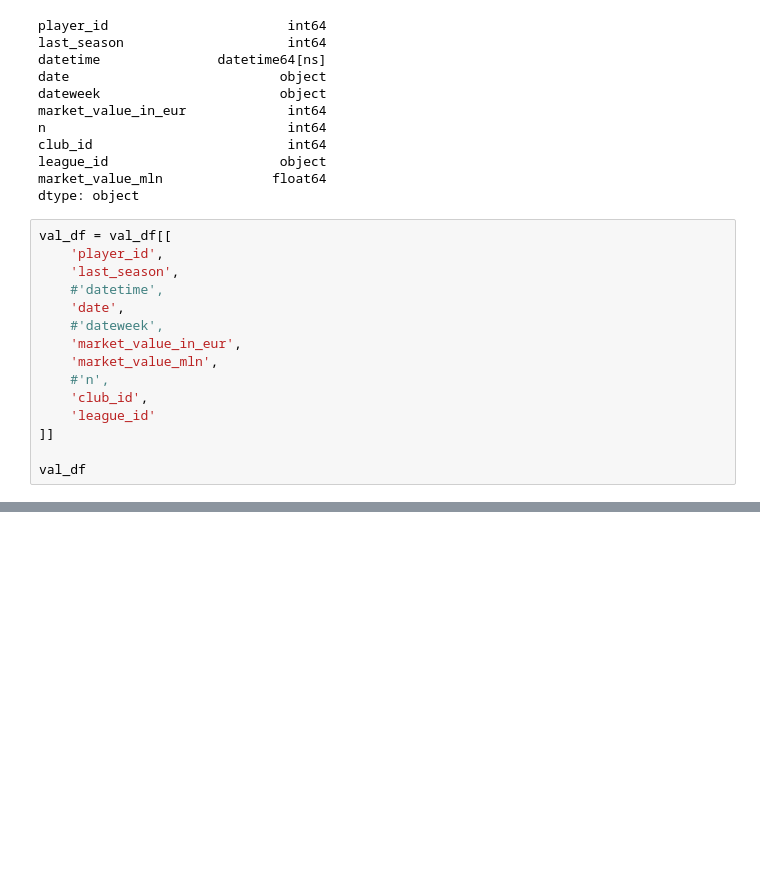
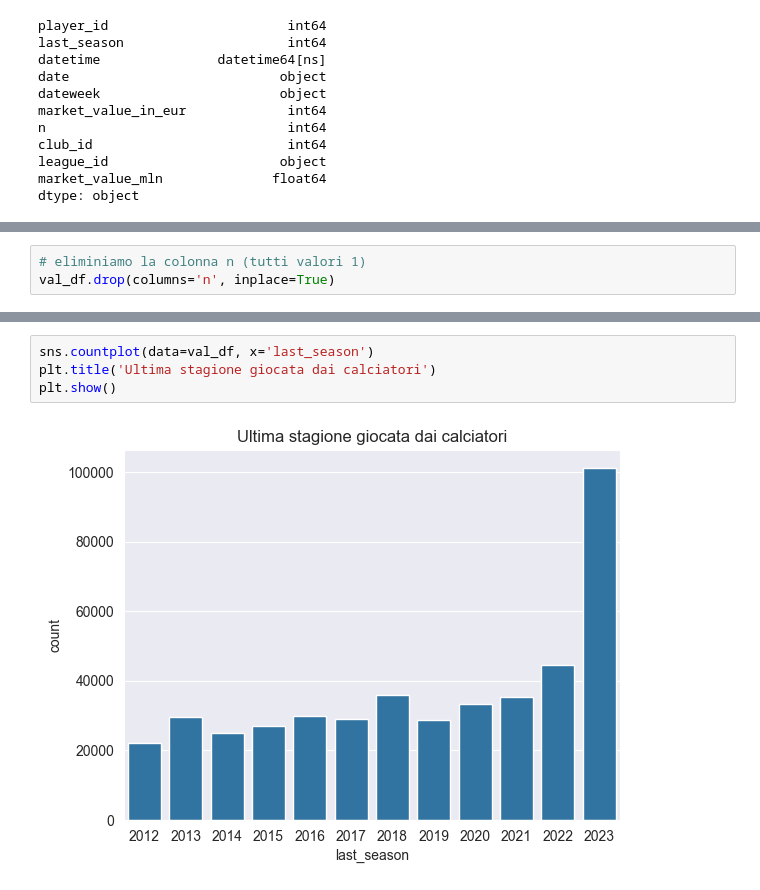
Before and after one commit to RiccardoPili/Football-Data-Analysis, a Jupyter notebook: data_preparation/players_valuation.ipynb, the cells around one changed output, grey strips where cells are left out. Drawn from its saved outputs; the diff is of its cells as text; blank space fills up the shorter version.

Commit message:
finita data preparation di tutti i file

```diff
--- a/data_preparation/players_valuation.ipynb
+++ b/data_preparation/players_valuation.ipynb
@@ -108,18 +108,3 @@ club_id                         int64
 league_id                      object
 market_value_mln              float64
 dtype: object
-# %%
-val_df = val_df[[
-    'player_id',
-    'last_season',
-    #'datetime',
-    'date',
-    #'dateweek',
-    'market_value_in_eur',
-    'market_value_mln',
-    #'n',
-    'club_id',
-    'league_id'
-]]
-
-val_df
@@ -139,0 +125,3 @@ val_df
+# %%
+# eliminiamo la colonna n (tutti valori 1)
+val_df.drop(columns='n', inplace=True)
@@ -139,0 +168,6 @@ val_df
+# %%
+sns.countplot(data=val_df, x='last_season')
+plt.title('Ultima stagione giocata dai calciatori')
+plt.show()
+# %% [output]
+[figure, added]
```
Also changed, not shown: parts of 9 cells of this notebook, 3 other files.
